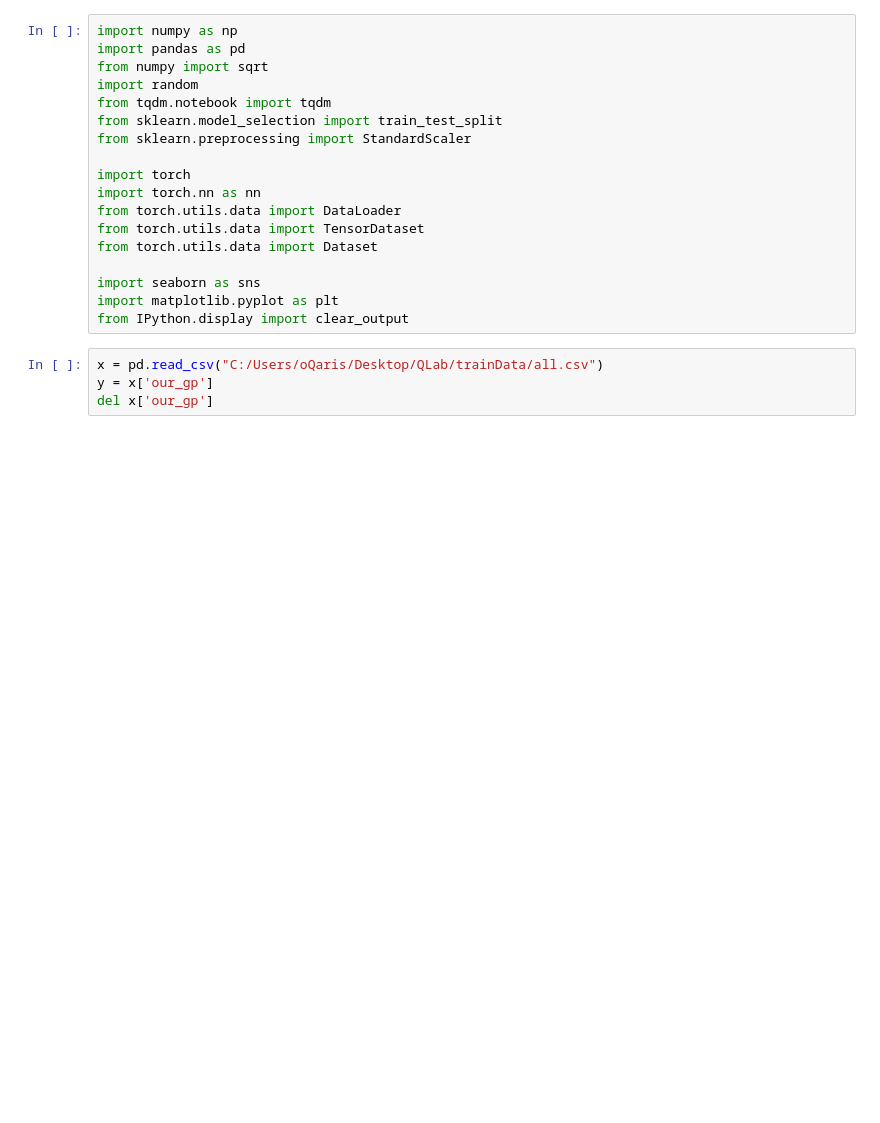
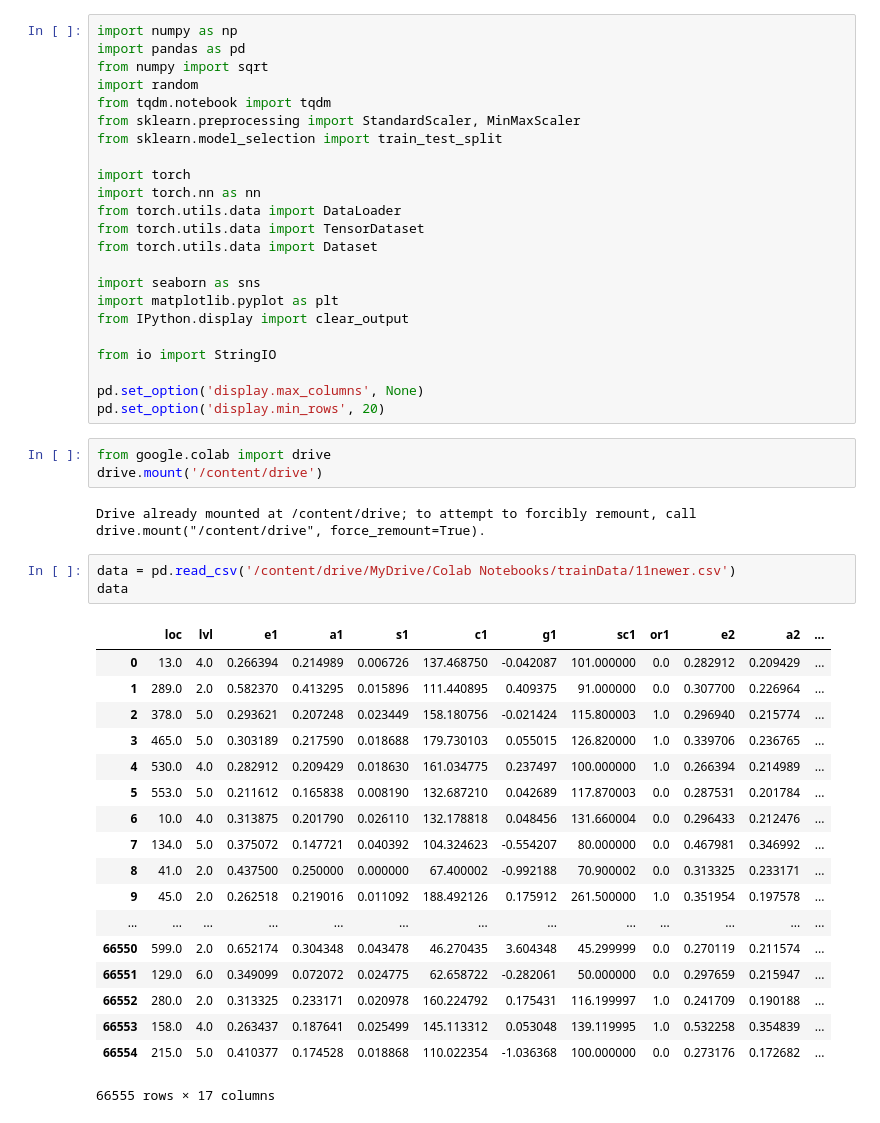
Before and after one commit to oQaris/QLab, a Jupyter notebook: ml/QLab.ipynb, the cells around one changed output. Saved outputs shown, nothing was run; the diff lists cells and outputs as text; blank space fills up the shorter version.

```diff
--- a/ml/QLab.ipynb
+++ b/ml/QLab.ipynb
@@ -4,8 +4,8 @@ import pandas as pd
 from numpy import sqrt
 import random
 from tqdm.notebook import tqdm
+from sklearn.preprocessing import StandardScaler, MinMaxScaler
 from sklearn.model_selection import train_test_split
-from sklearn.preprocessing import StandardScaler
 
 import torch
 import torch.nn as nn
@@ -16,7 +16,35 @@ from torch.utils.data import Dataset
 import seaborn as sns
 import matplotlib.pyplot as plt
 from IPython.display import clear_output
+
+from io import StringIO
+
+pd.set_option('display.max_columns', None)
+pd.set_option('display.min_rows', 20)
+# %%
+from google.colab import drive
+drive.mount('/content/drive')
+# %% [output]
+Drive already mounted at /content/drive; to attempt to forcibly remount, call drive.mount("/content/drive", force_remount=True).
 # %%
-x = pd.read_csv("C:/Users/oQaris/Desktop/QLab/trainData/all.csv")
-y = x['our_gp']
-del x['our_gp']
+data = pd.read_csv('/content/drive/MyDrive/Colab Notebooks/trainData/11newer.csv')
+data
+# %% [output]
+|  | loc | lvl | e1 | a1 | s1 | c1 | g1 | sc1 | or1 | e2 | a2 | ... |
+| 0 | 13.0 | 4.0 | 0.266394 | 0.214989 | 0.006726 | 137.468750 | -0.042087 | 101.000000 | 0.0 | 0.282912 | 0.209429 | ... |
+| 1 | 289.0 | 2.0 | 0.582370 | 0.413295 | 0.015896 | 111.440895 | 0.409375 | 91.000000 | 0.0 | 0.307700 | 0.226964 | ... |
+| 2 | 378.0 | 5.0 | 0.293621 | 0.207248 | 0.023449 | 158.180756 | -0.021424 | 115.800003 | 1.0 | 0.296940 | 0.215774 | ... |
+| 3 | 465.0 | 5.0 | 0.303189 | 0.217590 | 0.018688 | 179.730103 | 0.055015 | 126.820000 | 1.0 | 0.339706 | 0.236765 | ... |
+| 4 | 530.0 | 4.0 | 0.282912 | 0.209429 | 0.018630 | 161.034775 | 0.237497 | 100.000000 | 1.0 | 0.266394 | 0.214989 | ... |
+| 5 | 553.0 | 5.0 | 0.211612 | 0.165838 | 0.008190 | 132.687210 | 0.042689 | 117.870003 | 0.0 | 0.287531 | 0.201784 | ... |
+| 6 | 10.0 | 4.0 | 0.313875 | 0.201790 | 0.026110 | 132.178818 | 0.048456 | 131.660004 | 0.0 | 0.296433 | 0.212476 | ... |
+| 7 | 134.0 | 5.0 | 0.375072 | 0.147721 | 0.040392 | 104.324623 | -0.554207 | 80.000000 | 0.0 | 0.467981 | 0.346992 | ... |
+| 8 | 41.0 | 2.0 | 0.437500 | 0.250000 | 0.000000 | 67.400002 | -0.992188 | 70.900002 | 0.0 | 0.313325 | 0.233171 | ... |
+| 9 | 45.0 | 2.0 | 0.262518 | 0.219016 | 0.011092 | 188.492126 | 0.175912 | 261.500000 | 1.0 | 0.351954 | 0.197578 | ... |
+| ... | ... | ... | ... | ... | ... | ... | ... | ... | ... | ... | ... | ... |
+| 66550 | 599.0 | 2.0 | 0.652174 | 0.304348 | 0.043478 | 46.270435 | 3.604348 | 45.299999 | 0.0 | 0.270119 | 0.211574 | ... |
+| 66551 | 129.0 | 6.0 | 0.349099 | 0.072072 | 0.024775 | 62.658722 | -0.282061 | 50.000000 | 0.0 | 0.297659 | 0.215947 | ... |
+| 66552 | 280.0 | 2.0 | 0.313325 | 0.233171 | 0.020978 | 160.224792 | 0.175431 | 116.199997 | 1.0 | 0.241709 | 0.190188 | ... |
+| 66553 | 158.0 | 4.0 | 0.263437 | 0.187641 | 0.025499 | 145.113312 | 0.053048 | 139.119995 | 1.0 | 0.532258 | 0.354839 | ... |
+| 66554 | 215.0 | 5.0 | 0.410377 | 0.174528 | 0.018868 | 110.022354 | -1.036368 | 100.000000 | 0.0 | 0.273176 | 0.172682 | ... |
+66555 rows × 17 columns
```
Also changed, not shown: parts of 29 cells of this notebook, 2 other files.
